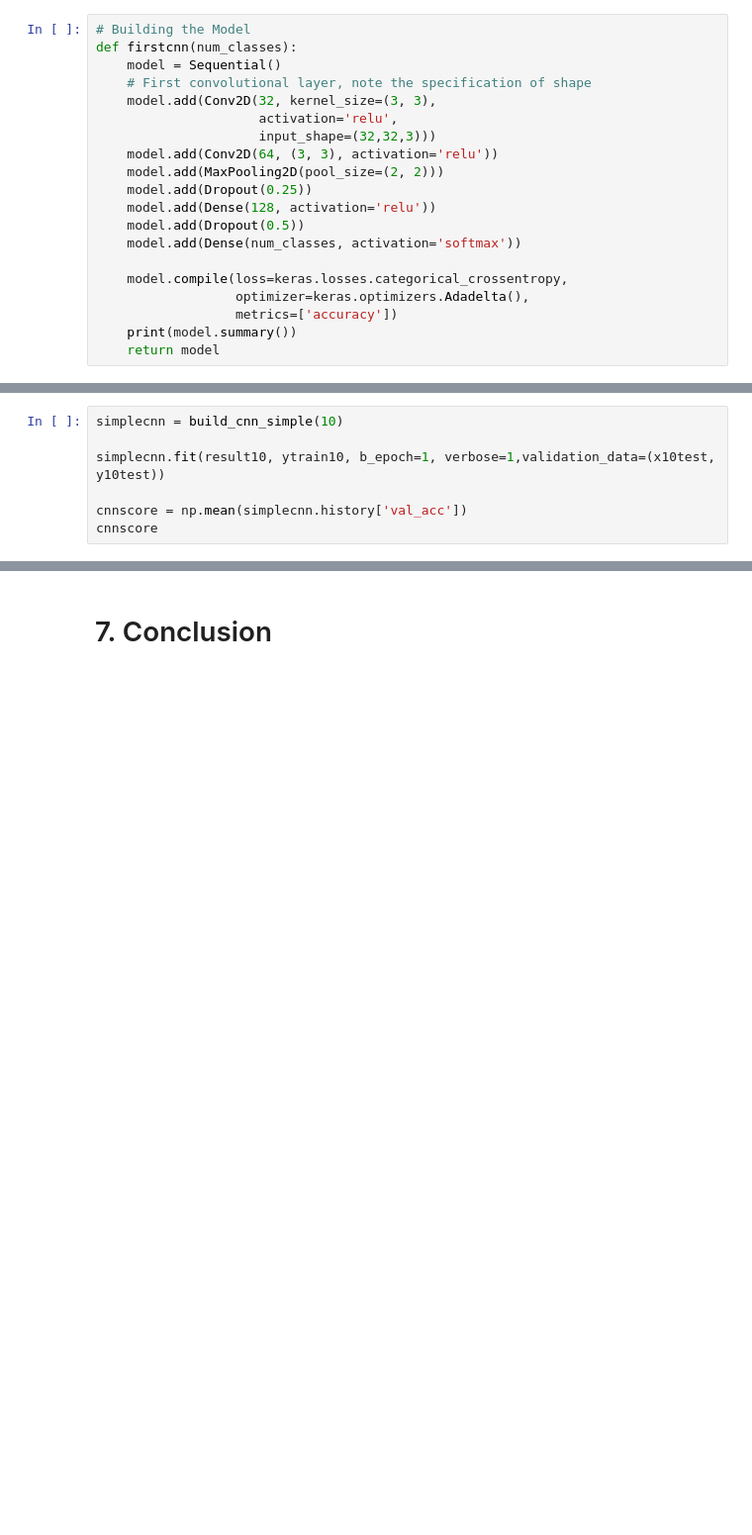
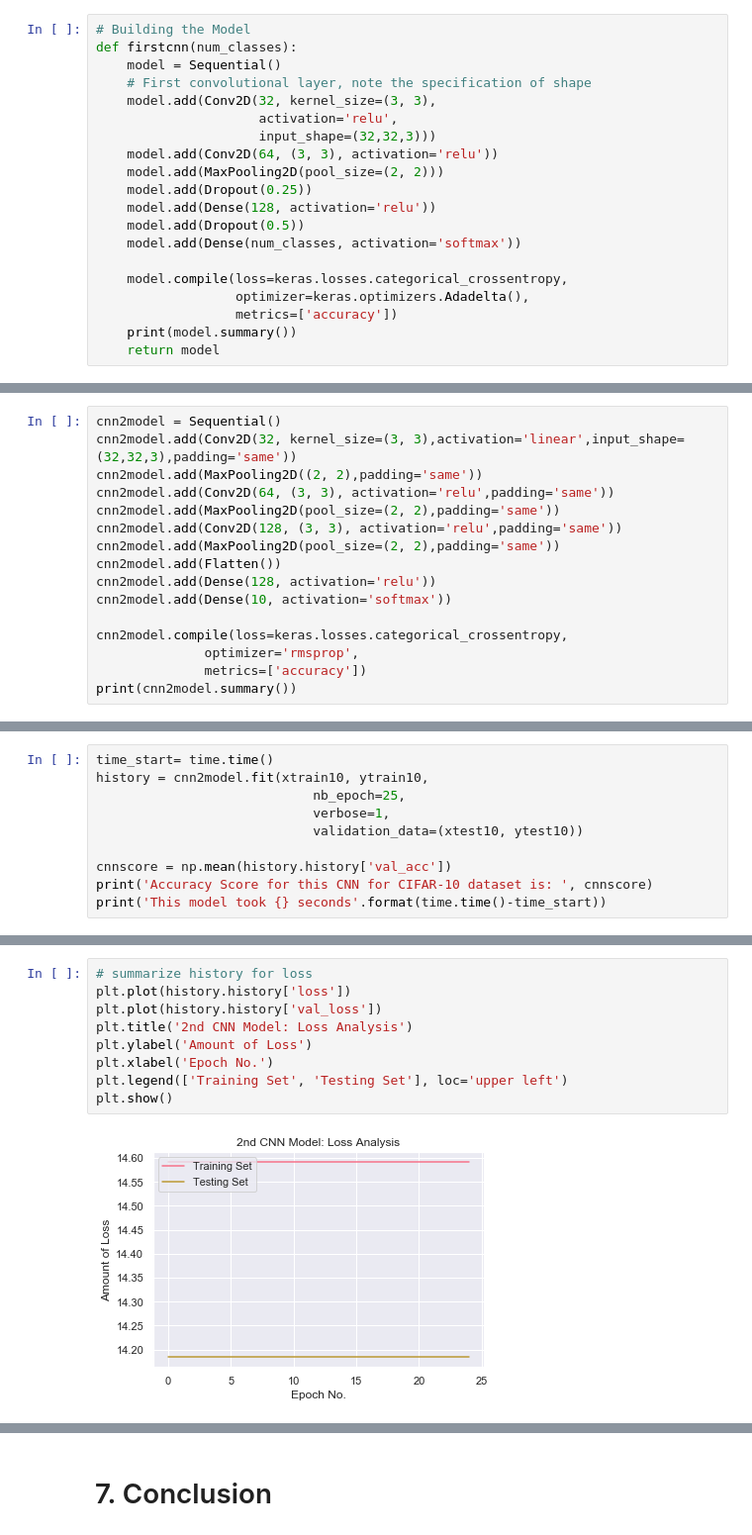
Before and after one commit to jafonte01/CAPSTONE---FINAL, a Jupyter notebook: Final Capstone Project.ipynb, the cells around one changed output, grey strips where cells are left out. Shown at 99% size. Saved outputs shown, nothing was run; the diff lists cells and outputs as text; blank space fills up the shorter version.

```diff
--- a/Final Capstone Project.ipynb
+++ b/Final Capstone Project.ipynb
@@ -1761,7 +1495,0 @@ result10test = xtest10[:, :, 0]
-# %%
-simplecnn = build_cnn_simple(10)
-
-simplecnn.fit(result10, ytrain10, b_epoch=1, verbose=1,validation_data=(x10test, y10test))
-
-cnnscore = np.mean(simplecnn.history['val_acc'])
-cnnscore
@@ -1942,0 +1617,16 @@ __Analysis:__
+# %%
+cnn2model = Sequential()
+cnn2model.add(Conv2D(32, kernel_size=(3, 3),activation='linear',input_shape=(32,32,3),padding='same'))
+cnn2model.add(MaxPooling2D((2, 2),padding='same'))
+cnn2model.add(Conv2D(64, (3, 3), activation='relu',padding='same'))
+cnn2model.add(MaxPooling2D(pool_size=(2, 2),padding='same'))
+cnn2model.add(Conv2D(128, (3, 3), activation='relu',padding='same'))
+cnn2model.add(MaxPooling2D(pool_size=(2, 2),padding='same'))
+cnn2model.add(Flatten())
+cnn2model.add(Dense(128, activation='relu'))
+cnn2model.add(Dense(10, activation='softmax'))
+
+cnn2model.compile(loss=keras.losses.categorical_crossentropy,
+              optimizer='rmsprop',
+              metrics=['accuracy'])
+print(cnn2model.summary())
@@ -1942,0 +1651,10 @@ __Analysis:__
+# %%
+time_start= time.time()
+history = cnn2model.fit(xtrain10, ytrain10,
+                            nb_epoch=25,
+                            verbose=1,
+                            validation_data=(xtest10, ytest10))
+
+cnnscore = np.mean(history.history['val_acc'])
+print('Accuracy Score for this CNN for CIFAR-10 dataset is: ', cnnscore)
+print('This model took {} seconds'.format(time.time()-time_start))
@@ -1942,0 +1681,11 @@ __Analysis:__
+# %%
+# summarize history for loss
+plt.plot(history.history['loss'])
+plt.plot(history.history['val_loss'])
+plt.title('2nd CNN Model: Loss Analysis')
+plt.ylabel('Amount of Loss')
+plt.xlabel('Epoch No.')
+plt.legend(['Training Set', 'Testing Set'], loc='upper left')
+plt.show()
+# %% [output]
+[figure, added]
```
Also changed, not shown: parts of 49 cells of this notebook.
